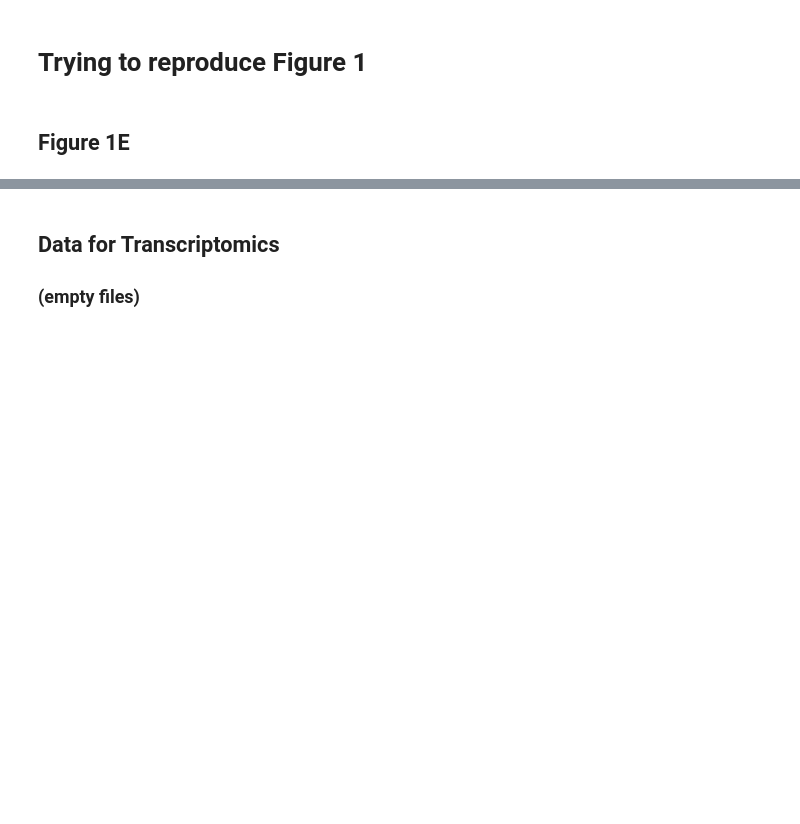
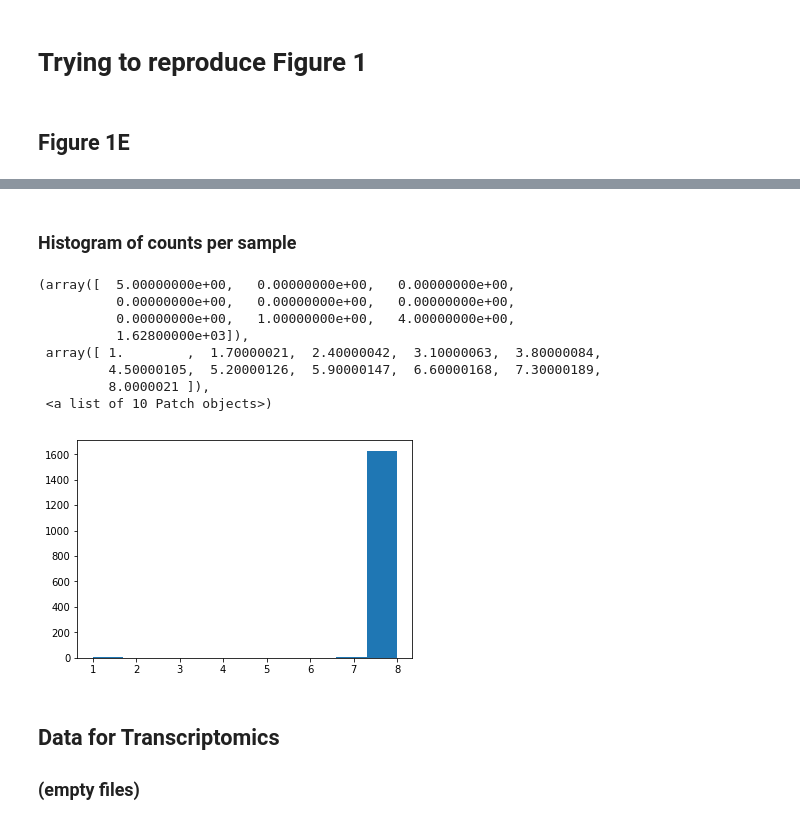
Before and after one commit to knightlab-analyses/iHMP-analyses, a Jupyter notebook: analysis.ipynb, the cells around one changed output, grey strips where cells are left out. Cells and saved outputs as stored; diff of their text form; code cells hidden in the pictures; blank space fills up the shorter version.

```diff
--- a/analysis.ipynb
+++ b/analysis.ipynb
@@ -40,3 +34,17 @@ dtype: float64
+# %% [markdown]
+### Histogram of counts per sample
+# %%
+plt.hist([sum(bf.data(_id, axis='sample')) for _id in ids])
+# %% [output]
+(array([  5.00000000e+00,   0.00000000e+00,   0.00000000e+00,
+          0.00000000e+00,   0.00000000e+00,   0.00000000e+00,
+          0.00000000e+00,   1.00000000e+00,   4.00000000e+00,
+          1.62800000e+03]),
+ array([ 1.        ,  1.70000021,  2.40000042,  3.10000063,  3.80000084,
+         4.50000105,  5.20000126,  5.90000147,  6.60000168,  7.30000189,
+         8.0000021 ]),
+ <a list of 10 Patch objects>)
+[figure, added]
 # %% [markdown]
 ##  Data for Transcriptomics
 ### (empty files)
```
Also changed, not shown: parts of 11 cells of this notebook.
